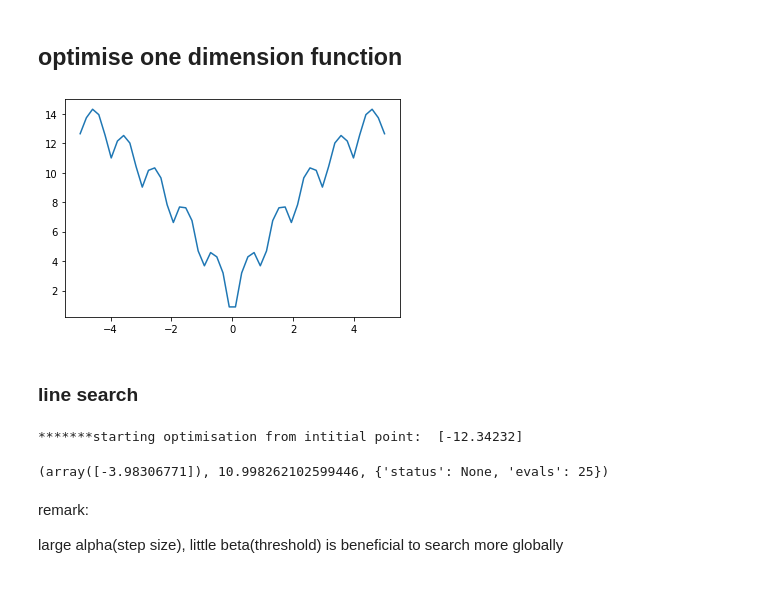
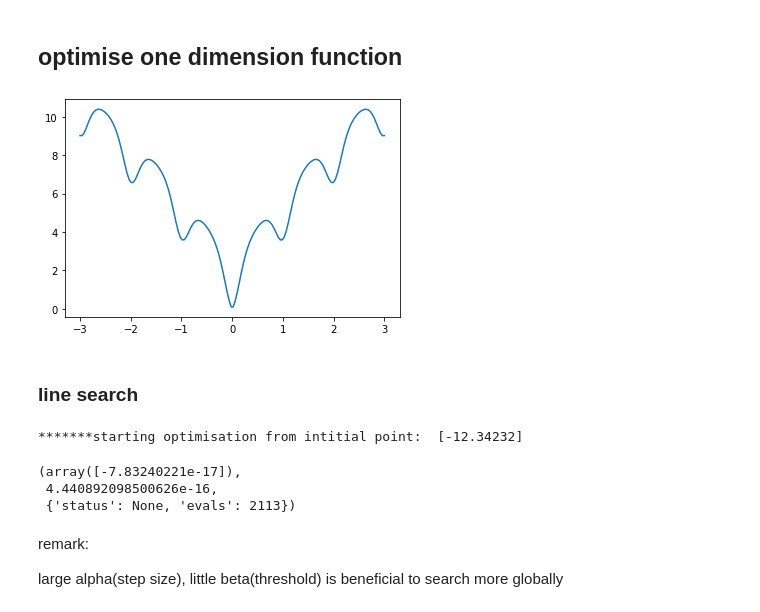
Before and after one commit to huajian1069/non-convex-optimisation, a Jupyter notebook: tune hyperparameters.ipynb, the cells around one changed output. Drawn from its saved outputs; the diff is of its cells as text; code cells hidden in the pictures.

Commit message:
add visualisation for 1D ackley and adam

```diff
--- a/tune hyperparameters.ipynb
+++ b/tune hyperparameters.ipynb
@@ -10,9 +11,9 @@ SEED = 23191
 # %%
 ak_1d = ackley(dim=1)
 # %%
-ak_1d.visualise1d(lim=5, n=50)
+ak_1d.visualise1d(lim=3, n=150)
 # %% [output]
-[figure, old version]
+[figure, new version]
 # %% [markdown]
 ### line search
 # %%
@@ -20,7 +21,7 @@ ls = line_search(dim=1)
 x0 = np.array([-12.34232])
 optmizerParas = {'x0': x0,
          'alpha': 10,
-         'beta': 0.19,
+         'beta': 0.1,
          'max_iter': 1000,
          'tol': 1e-5,
          'verbose': True,
@@ -29,7 +30,9 @@ ls.set_parameters(optmizerParas)
 ls.optimise(ak_1d)
 # %% [output]
 *******starting optimisation from intitial point:  [-12.34232]
-(array([-3.98306771]), 10.998262102599446, {'status': None, 'evals': 25})
+(array([-7.83240221e-17]),
+ 4.440892098500626e-16,
+ {'status': None, 'evals': 2113})
 # %% [markdown]
 remark:
 
```
Also changed, not shown: parts of 6 cells of this notebook, 1 other file.
